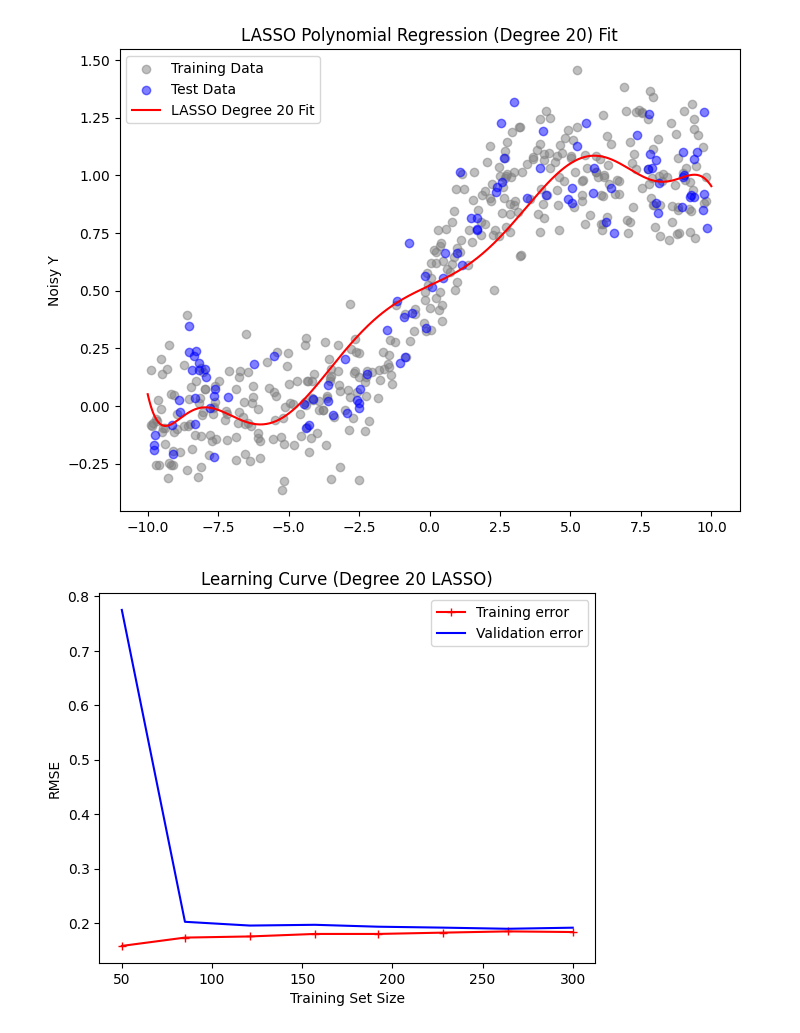
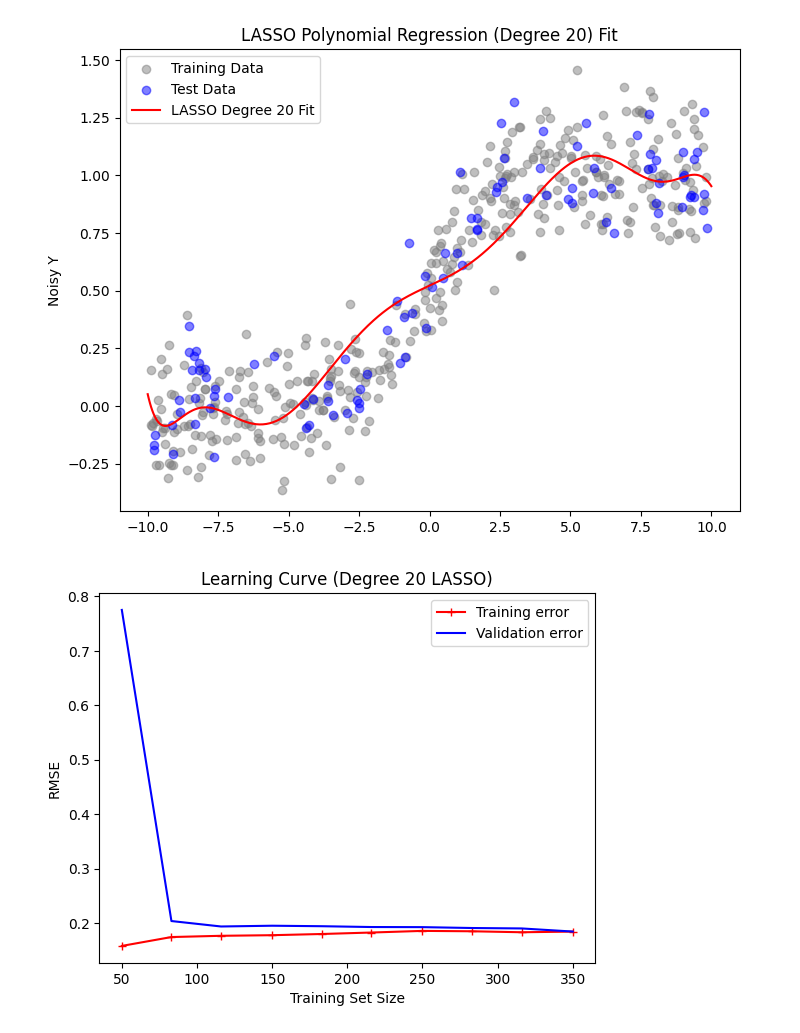
Before and after one commit to SaiNikhilChanda/DSCI225, a Jupyter notebook: SaiChandaAssignment3.ipynb, the cells around one changed output. Saved outputs shown, nothing was run; the diff lists cells and outputs as text; code cells hidden in the pictures.

```diff
--- a/SaiChandaAssignment3.ipynb
+++ b/SaiChandaAssignment3.ipynb
@@ -133,0 +157,4 @@ Degree 5 Polynomial RMSE (Noisy): 0.1456
+# %%
+for d, (rmse_clean, rmse_noisy) in rmse_results.items():
+  print(f"Clean RMSE for degree {d} was: {rmse_clean}")
+  print(f"Noisy RMSE for degree {d} was: {rmse_noisy}\n")
@@ -202,45 +241,26 @@ plt.legend()
 # %% [output]
 <matplotlib.legend.Legend at 0x...>
 [figure]
-# %%
-%matplotlib inline
-import matplotlib as mpl
-import matplotlib.pyplot as plt
-from sklearn.preprocessing import StandardScaler
-from sklearn.pipeline import Pipeline
-
-X_new=np.linspace(-3, 3, 100).reshape(100, 1) # X_test
-for style, width, degree in (("g-", 1, 300), ("b--", 2, 2), ("r-+", 2, 1)):
-    model = make_pipeline(PolynomialFeatures(20), Lasso(alpha=0.1, max_iter=10000))
-    y_newbig = polynomial_regression.predict(X_new)
-    plt.plot(X_new, y_newbig, style, label=str(degree), linewidth=width)
-
-plt.plot(X, y, "b.", linewidth=3)
-plt.legend(loc="upper left")
-plt.xlabel("$x_1$", fontsize=18)
-plt.ylabel("$y$", rotation=0, fontsize=18)
-plt.axis([-3, 3, 0, 10])
-plt.show()
 # %%
 from sklearn.model_selection import train_test_split
 
-train_sizes = np.linspace(50, 300, 8, dtype=int)
+train_sizes = np.linspace(50, 350, 10, dtype=int)
 train_errors, val_errors = [], []
 
 for size in train_sizes:
     X_partial, _, y_partial, _ = train_test_split(X_train, y_noisy_train, train_size=size, random_state=42)
-    model = make_pipeline(PolynomialFeatures(20), Lasso(alpha=0.1, max_iter=10000))
+    model = make_pipeline(PolynomialFeatures(20), Lasso(alpha=alpha, max_iter=10000))
     model.fit(X_partial, y_partial)
 
     train_errors.append(compute_RMSE(model, X_partial, y_partial))
     val_errors.append(compute_RMSE(model, X_test, y_noisy_test))
 
 plt.plot(train_sizes, train_errors, "r-+", label="Training error")
 plt.plot(train_sizes, val_errors, "b-", label="Validation error")
 plt.xlabel("Training Set Size")
 plt.ylabel("RMSE")
 plt.title("Learning Curve (Degree 20 LASSO)")
 plt.legend()
 plt.show()
 # %% [output]
-[figure, old version]
+[figure, new version]
```
Also changed, not shown: parts of 14 cells of this notebook.
